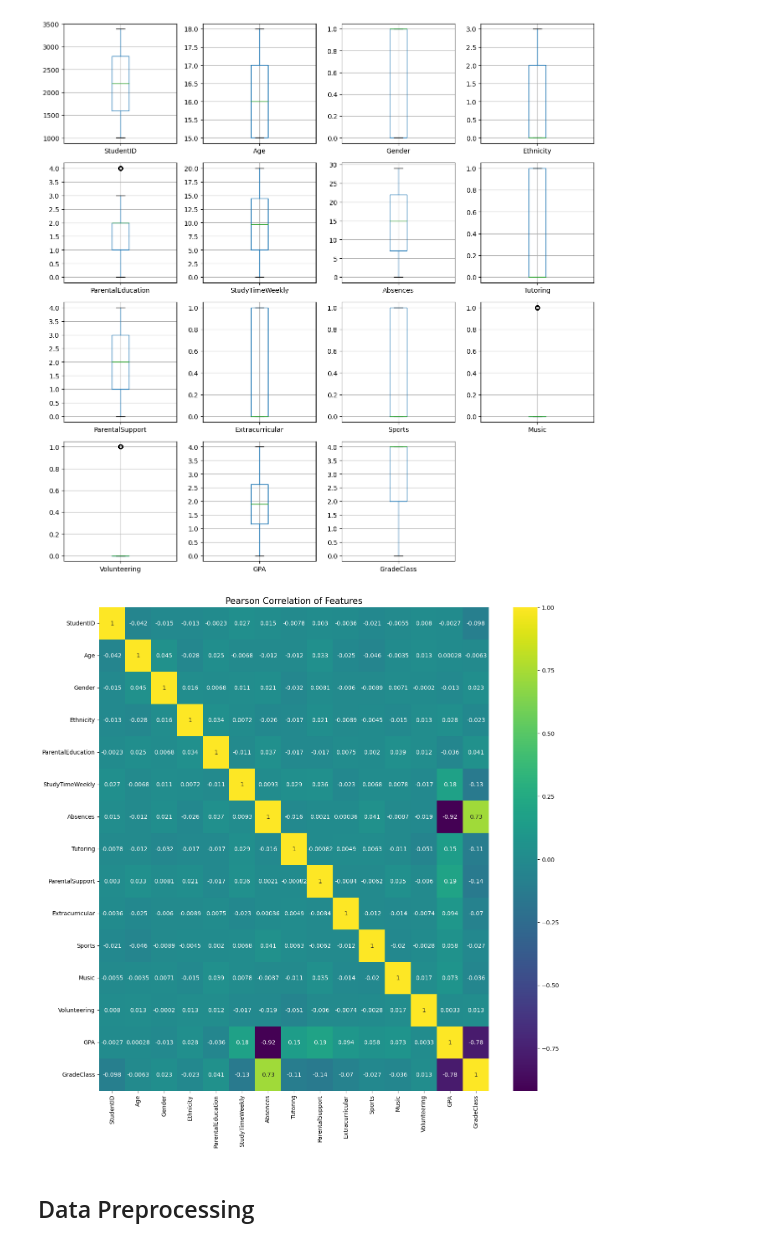
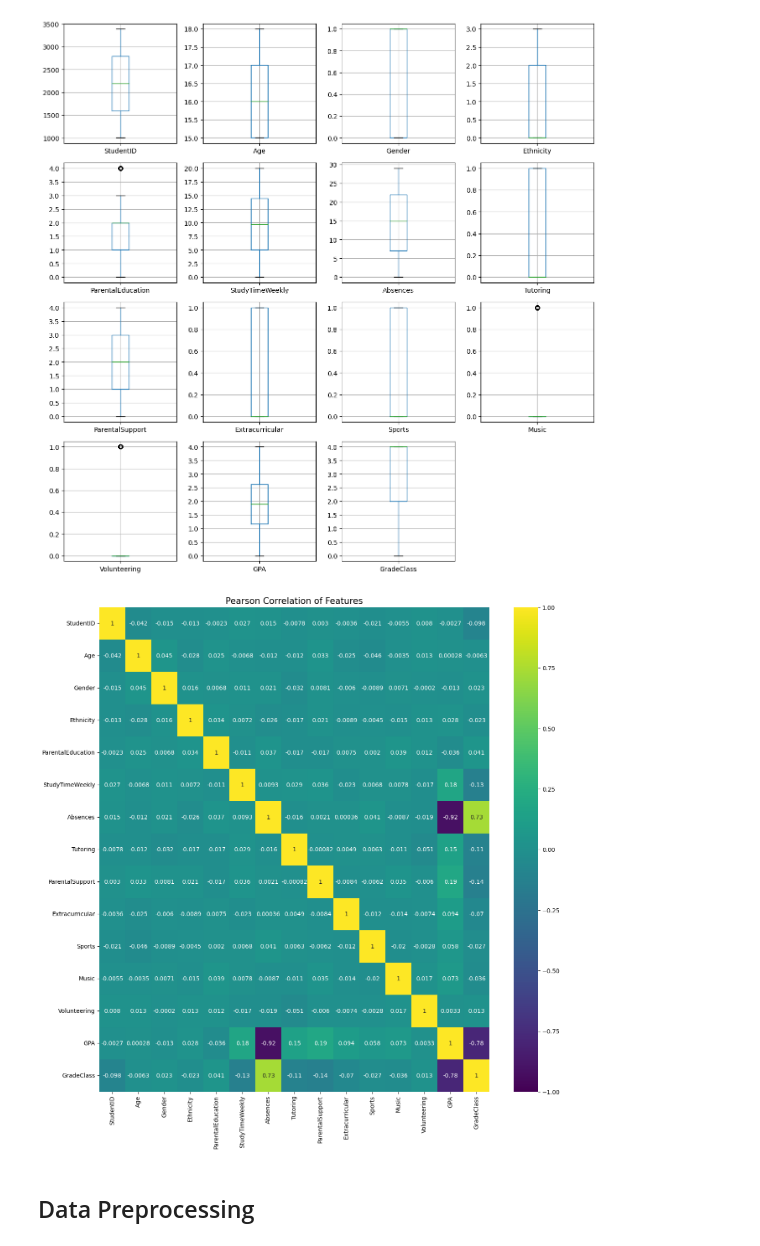
Before and after one commit to tan-hongkai/predicting-gpa, a Jupyter notebook: predicting-gpa.ipynb, the cells around one changed output. Cells and saved outputs as stored; diff of their text form; code cells hidden in the pictures.

```diff
--- a/predicting-gpa.ipynb
+++ b/predicting-gpa.ipynb
@@ -115,11 +117,11 @@ plt.show()
 # %%
 colormap = plt.cm.viridis
 plt.figure(figsize=(15,15))
 plt.title('Pearson Correlation of Features', size=15)
-ax = sns.heatmap(stu_eda[num_cols_eda].corr(), cmap=colormap, annot=True)
+ax = sns.heatmap(stu_eda[num_cols_eda].corr(), cmap=colormap, annot=True, vmin=-1, vmax=1)
 plt.show()
 # %% [output]
-[figure, old version]
+[figure, new version]
 # %% [markdown]
 ## Data Preprocessing
 # %%
```
Also changed, not shown: parts of 2 cells of this notebook.
